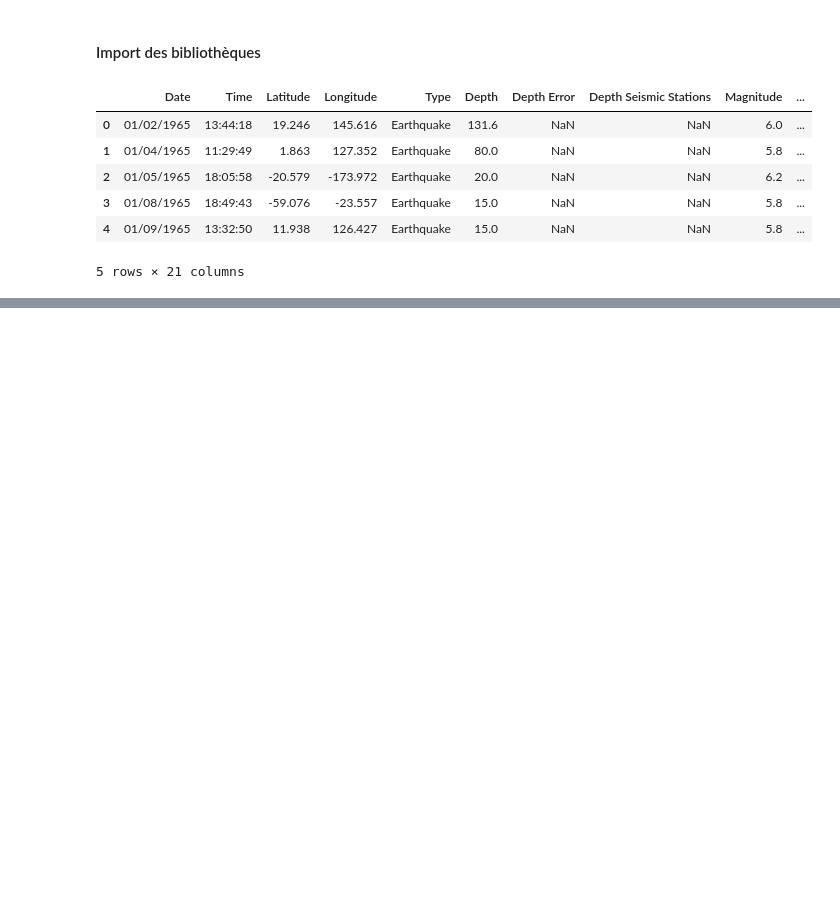
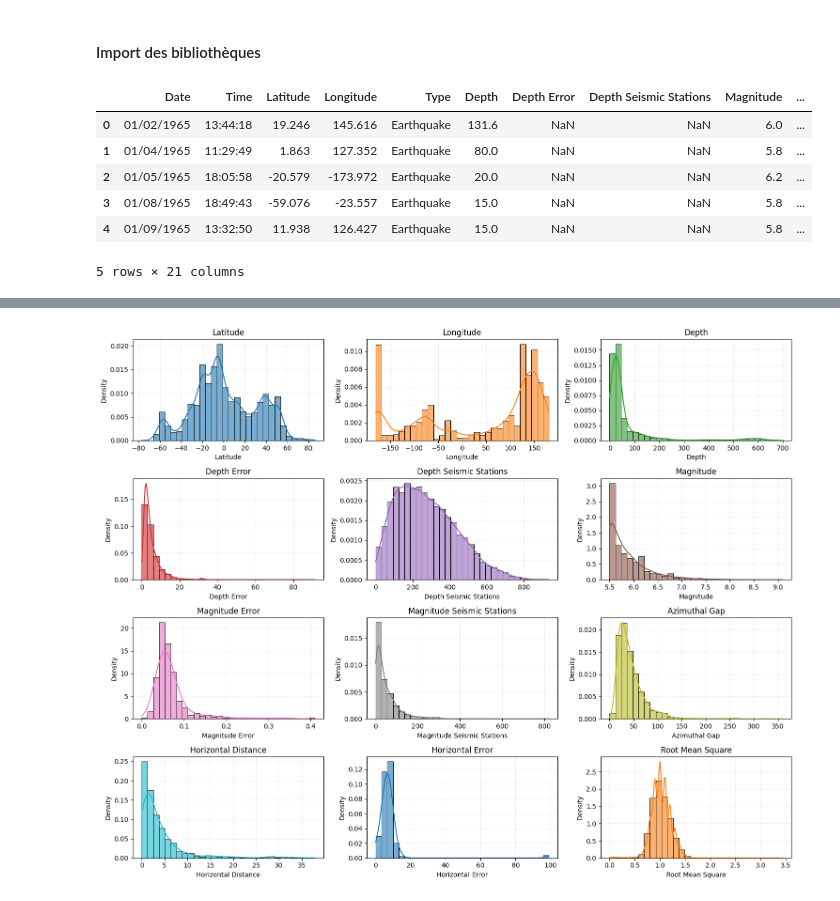
Before and after one commit to Larissa574/Global-Earthquake-Analysis, a Jupyter notebook: global_earthquake_analysis.ipynb, the cells around one changed output, grey strips where cells are left out. Saved outputs shown, nothing was run; the diff lists cells and outputs as text; code cells hidden in the pictures; blank space fills up the shorter version.

```diff
--- a/global_earthquake_analysis.ipynb
+++ b/global_earthquake_analysis.ipynb
@@ -183,0 +225,35 @@ Philippines                   173
+# %%
+import matplotlib.pyplot as plt
+import seaborn as sns
+import numpy as np
+
+# Sélection des colonnes numériques (utilise `df` existant)
+numeric = df.select_dtypes(include=[np.number]).copy()
+if numeric.shape[1] == 0:
+    raise RuntimeError("Aucune colonne numérique trouvée dans `df`.")
+
+cols = numeric.columns.tolist()
+ncols = 3
+nrows = (len(cols) + ncols - 1) // ncols
+
+fig, axes = plt.subplots(nrows, ncols, figsize=(5 * ncols, 3 * nrows))
+axes = axes.flatten() if hasattr(axes, "__iter__") else [axes]
+
+palette = sns.color_palette("tab10")
+
+for i, col in enumerate(cols):
+    color = palette[i % len(palette)]
+    sns.histplot(numeric[col].dropna(), bins=30, ax=axes[i], color=color, kde=True, stat='density', alpha=0.6, edgecolor='black')
+    axes[i].set_title(col)
+    axes[i].set_ylabel('Density')
+    axes[i].grid(alpha=0.2)
+
+# Masquer les axes inutilisés
+for j in range(i + 1, len(axes)):
+    axes[j].set_visible(False)
+
+plt.tight_layout()
+plt.savefig('histograms_numeric.png', dpi=300, bbox_inches='tight')
+plt.show()
+# %% [output]
+[figure, added]
```
Also changed, not shown: parts of 17 cells of this notebook, 8 other files.
